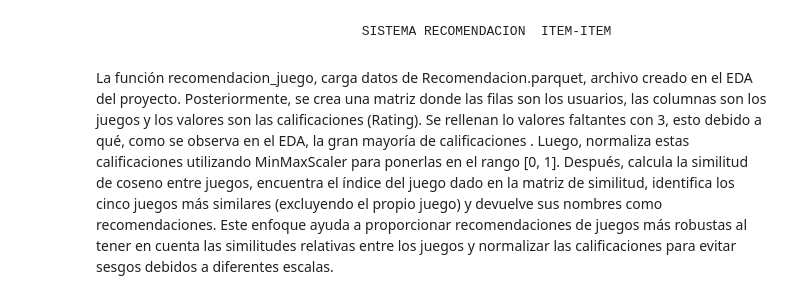
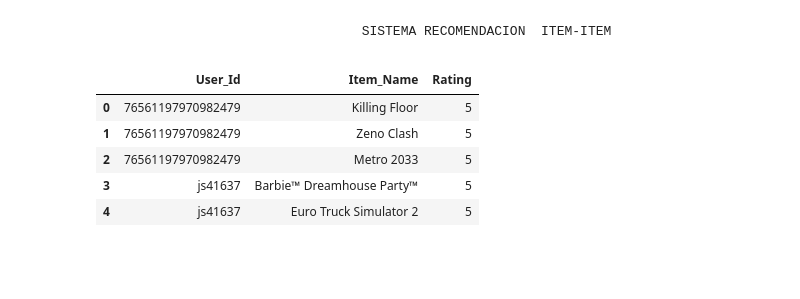
Before and after one commit to StivenLopez712/Proyecto-1-Data, a Jupyter notebook: FUNCIONES/Funciones_API.ipynb, the cells around one changed output. Cells and saved outputs as stored; diff of their text form; code cells hidden in the pictures; blank space fills up the shorter version.

```diff
--- a/FUNCIONES/Funciones_API.ipynb
+++ b/FUNCIONES/Funciones_API.ipynb
@@ -291,5 +295,3 @@ SENTIMENT_DEVS
 {'SEGA': {'Negative': 320, 'Neutral': 309, 'Positive': 581}}
 # %% [markdown]
                                     SISTEMA RECOMENDACION  ITEM-ITEM
-# %% [markdown]
-La función recomendacion_juego, carga datos de Recomendacion.parquet, archivo creado en el EDA del proyecto. Posteriormente, se crea una matriz donde las filas son los usuarios, las columnas son los juegos y los valores son las calificaciones (Rating). Se rellenan lo valores faltantes con 3, esto debido a qué, como se observa en el EDA, la gran mayoría de calificaciones . Luego, normaliza estas calificaciones utilizando MinMaxScaler para ponerlas en el rango [0, 1]. Después, calcula la similitud de coseno entre juegos, encuentra el índice del juego dado en la matriz de similitud, identifica los cinco juegos más similares (excluyendo el propio juego) y devuelve sus nombres como recomendaciones. Este enfoque ayuda a proporcionar recomendaciones de juegos más robustas al tener en cuenta las similitudes relativas entre los juegos y normalizar las calificaciones para evitar sesgos debidos a diferentes escalas.
@@ -315,0 +298,9 @@ def recomendacion_juego(Item_Name: str):
+# %%
+recomendaciones.head()
+# %% [output]
+|  | User_Id | Item_Name | Rating |
+| 0 | 76561197970982479 | Killing Floor | 5 |
+| 1 | 76561197970982479 | Zeno Clash | 5 |
+| 2 | 76561197970982479 | Metro 2033 | 5 |
+| 3 | js41637 | Barbie™ Dreamhouse Party™ | 5 |
+| 4 | js41637 | Euro Truck Simulator 2 | 5 |
```
Also changed, not shown: parts of 12 cells of this notebook, 3 other files.
